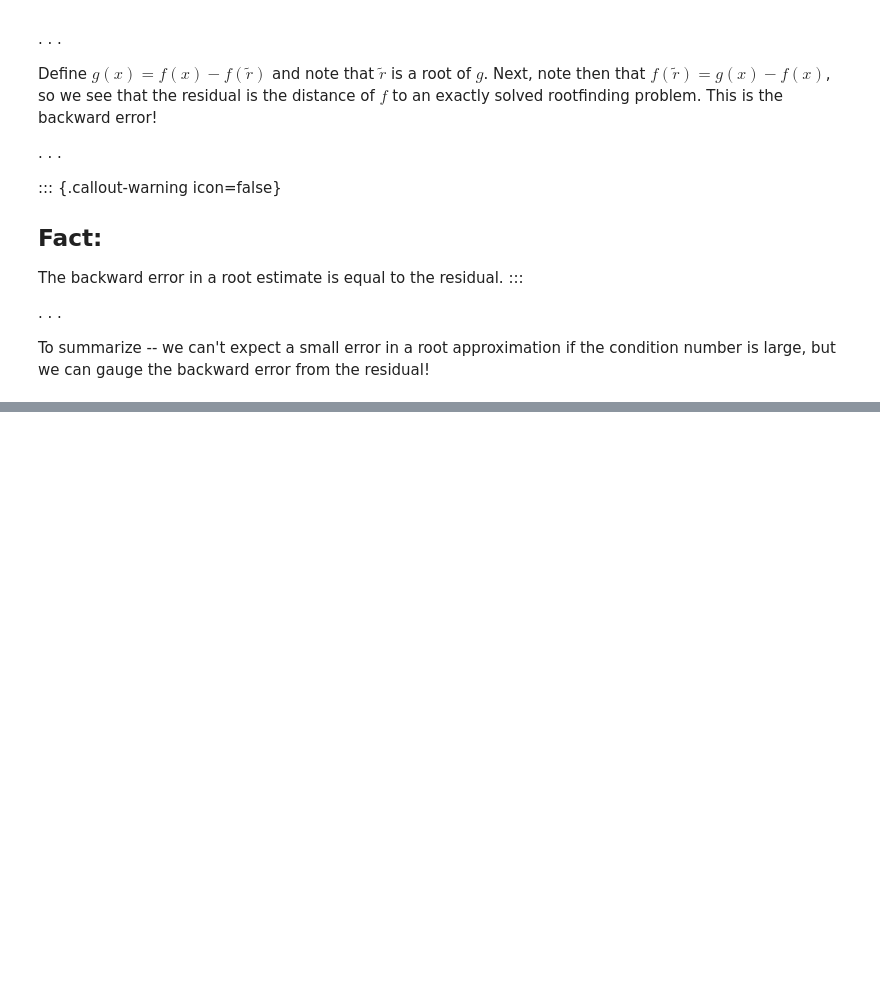
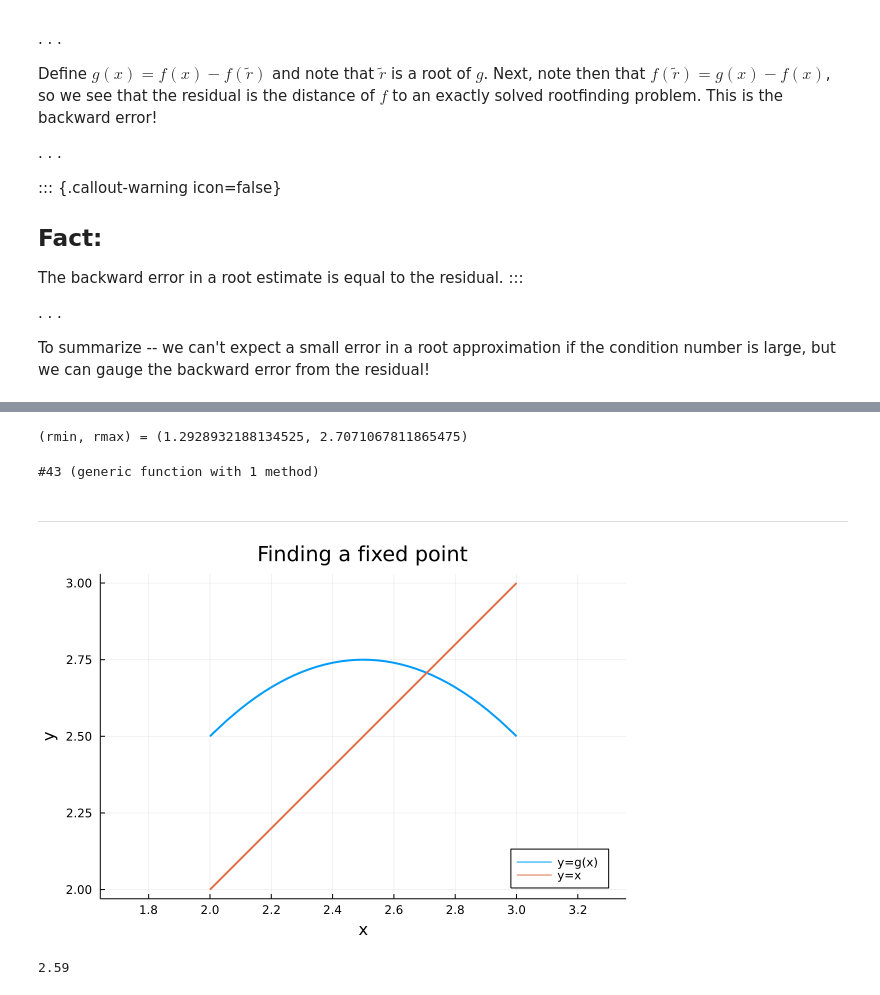
Before and after one commit to jamiehadd/164-ScientificComputing, a Jupyter notebook: Lecture9/Lecture9.ipynb, the cells around one changed output, grey strips where cells are left out. Cells and saved outputs as stored; diff of their text form; code cells hidden in the pictures; blank space fills up the shorter version.

```diff
--- a/Lecture9/Lecture9.ipynb
+++ b/Lecture9/Lecture9.ipynb
@@ -141,0 +166,22 @@ Given a function $g$, the **fixed-point problem** is to find a value $p$, called
+# %%
+f = Polynomial([3.5,-4,1])
+r = roots(f)
+rmin,rmax = extrema(r)
+@show rmin,rmax;
+# %% [output]
+(rmin, rmax) = (1.2928932188134525, 2.7071067811865475)
+# %%
+g = x -> x - f(x)
+# %% [output]
+#43 (generic function with 1 method)
+# %% [markdown]
+---
+# %%
+plt = plot([g x->x],2,3,l=2,label=["y=g(x)" "y=x"], xlabel="x", ylabel="y", aspect_ratio=1,title="Finding a fixed point", legend=:bottomright)
+# %% [output]
+[figure, added]
+# %%
+x = 2.1;
+y = g(x)
+# %% [output]
+2.59
```
Also changed, not shown: parts of 25 cells of this notebook, 8 other files.
